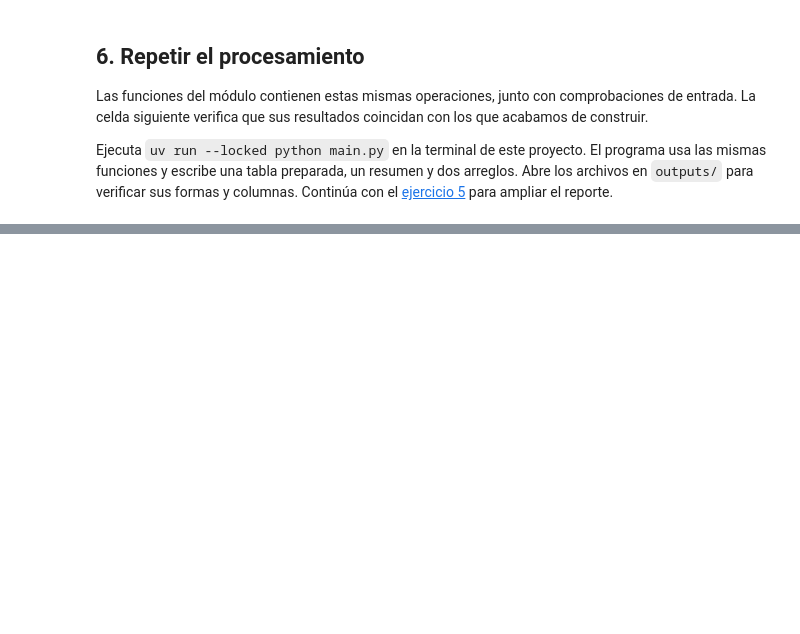
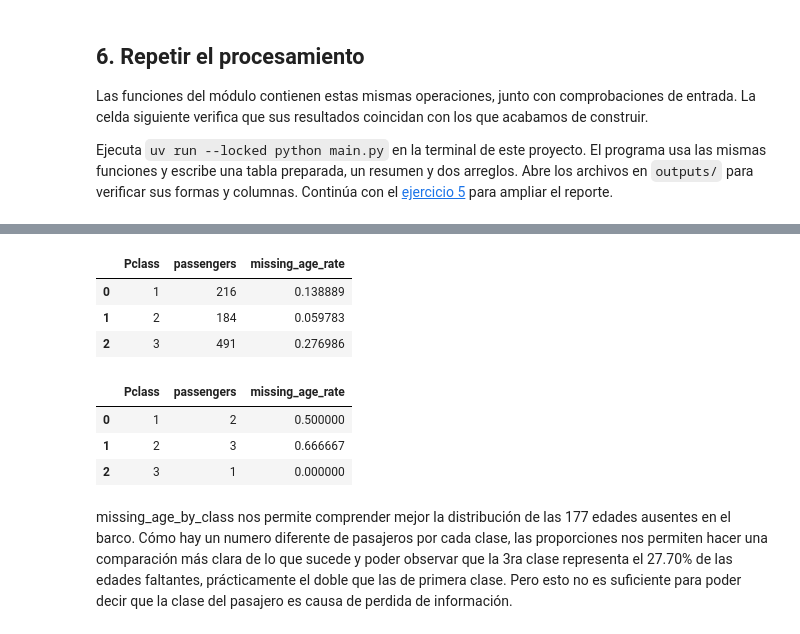
Before and after one commit to Gabriel-Rivero-Uady-MIA/Programacion_AI, a Jupyter notebook: unidad-02-procesamiento-datos/sesion-02-pandas/u2_n3_pandas_titanic.ipynb, the cells around one changed output, grey strips where cells are left out. Cells and saved outputs as stored; diff of their text form; code cells hidden in the pictures; blank space fills up the shorter version.

```diff
--- a/unidad-02-procesamiento-datos/sesion-02-pandas/u2_n3_pandas_titanic.ipynb
+++ b/unidad-02-procesamiento-datos/sesion-02-pandas/u2_n3_pandas_titanic.ipynb
@@ -235,0 +387,39 @@ print("Notebook and module results match")
+# %%
+from titanic.analysis import missing_age_by_class
+
+missing_summary = missing_age_by_class(prepared)
+display(missing_summary)
+
+assert missing_summary["passengers"].sum() == 891
+
+assert missing_summary["missing_age_rate"].between(0, 1).all()
+# %% [output]
+|  | Pclass | passengers | missing_age_rate |
+| 0 | 1 | 216 | 0.138889 |
+| 1 | 2 | 184 | 0.059783 |
+| 2 | 3 | 491 | 0.276986 |
+# %%
+test_passengers = pd.DataFrame(
+    {
+        "Pclass": [1, 1, 2, 2, 2, 3],
+        "age_missing": [True, False, True, True, False, False],
+    }
+)
+test_summary = missing_age_by_class(test_passengers)
+display(test_summary)
+
+assert test_summary["passengers"].tolist() == [2, 3, 1]
+
+np.testing.assert_allclose(
+    test_summary["missing_age_rate"],
+    [0.5, 2 / 3, 0.0],
+    rtol=0,
+    atol=1e-8,
+)
+# %% [output]
+|  | Pclass | passengers | missing_age_rate |
+| 0 | 1 | 2 | 0.500000 |
+| 1 | 2 | 3 | 0.666667 |
+| 2 | 3 | 1 | 0.000000 |
+# %% [markdown]
+missing_age_by_class nos permite comprender mejor la distribución de las 177 edades ausentes en el barco. Cómo hay un numero diferente de pasajeros por cada clase, las proporciones nos permiten hacer una comparación más clara de lo que sucede y poder observar que la 3ra clase representa el 27.70% de las edades faltantes, prácticamente el doble que las de primera clase. Pero esto no es suficiente para poder decir que la clase del pasajero es causa de perdida de información.
```
Also changed, not shown: parts of 17 cells of this notebook, 2 other files.
